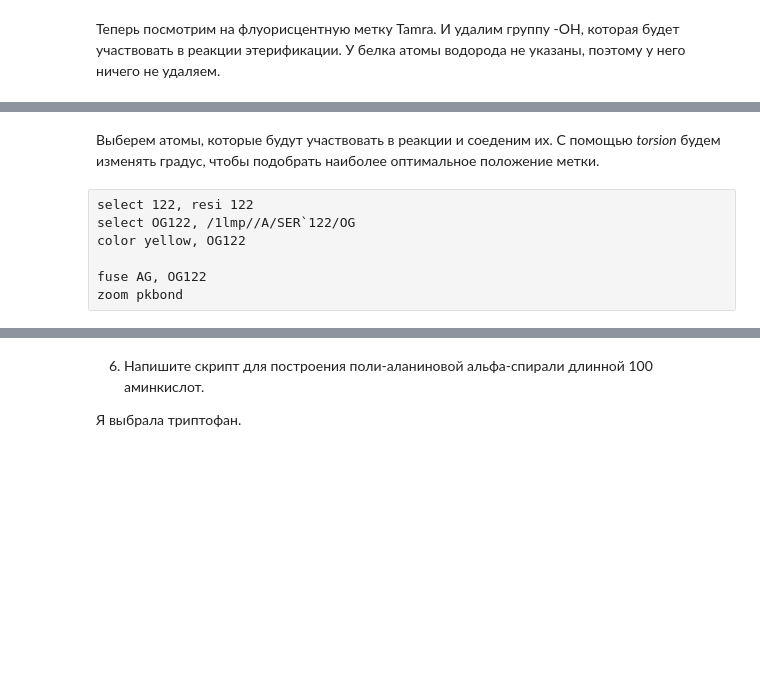
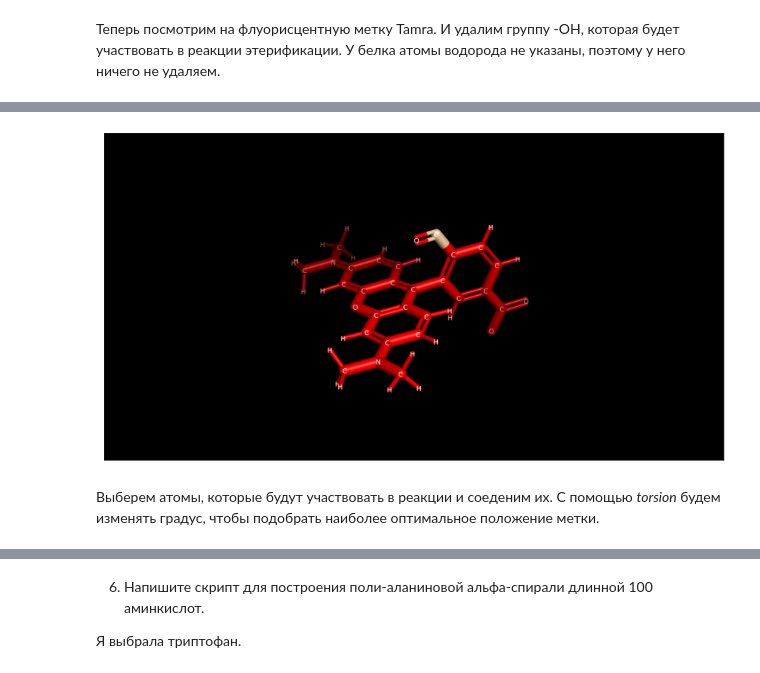
Before and after one commit to rastvorova/rastvorova.github.io, a Jupyter notebook: drug.design/Rastvorova_task2.ipynb, the cells around one changed output, grey strips where cells are left out. Saved outputs shown, nothing was run; the diff lists cells and outputs as text; code cells hidden in the pictures; blank space fills up the shorter version.

```diff
--- a/drug.design/Rastvorova_task2.ipynb
+++ b/drug.design/Rastvorova_task2.ipynb
@@ -116,10 +151,13 @@ color wheat, AG
+# %%
+plt.figure(figsize=(15, 12))
+plt.imshow(plt.imread('tamra.png'))
+
+plt.xticks([])
+plt.yticks([])
+
+plt.show()
+# %% [output]
+[figure, added]
 # %% [markdown]
 Выберем атомы, которые будут участвовать в реакции и соеденим их.
 С помощью <i>torsion</i> будем изменять градус, чтобы подобрать наиболее оптимальное положение метки.
-# %% [raw]
-select 122, resi 122
-select OG122, /1lmp//A/SER`122/OG
-color yellow, OG122
-
-fuse AG, OG122
-zoom pkbond
```
Also changed, not shown: parts of 23 cells of this notebook, 1 other file.
